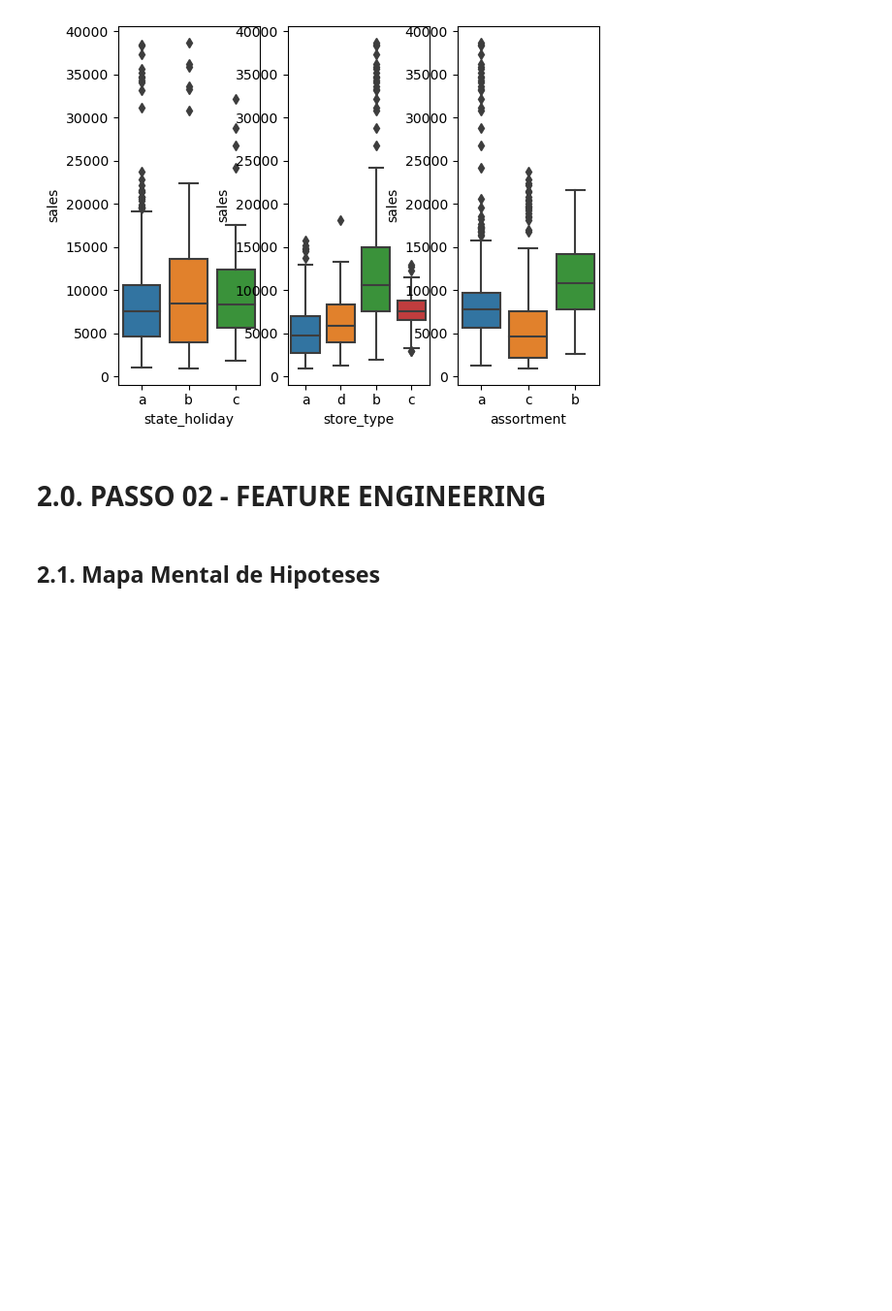
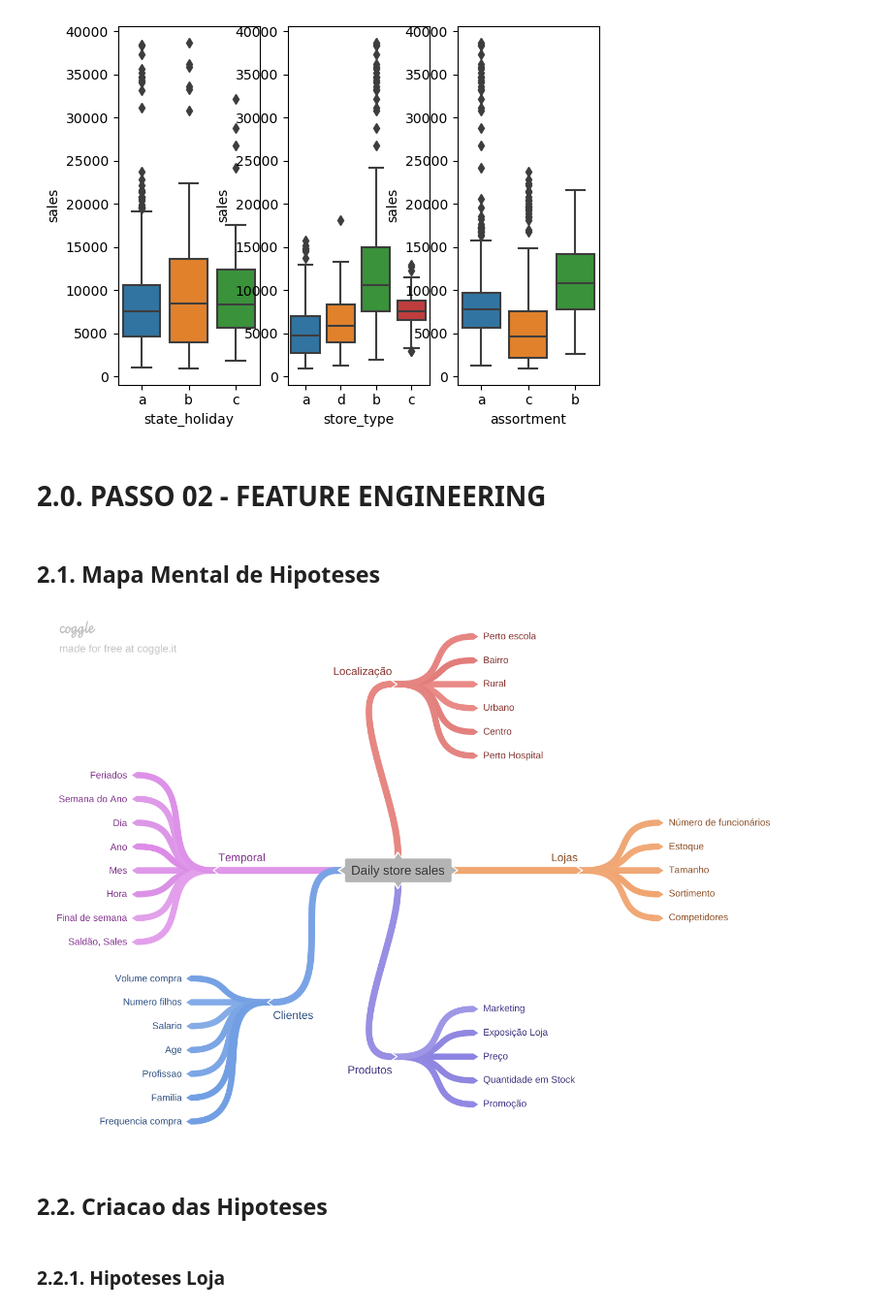
Before and after one commit to MicheleLopes/ds_em_producao, a Jupyter notebook: Untitled.ipynb, the cells around one changed output. Shown: that part at 97% size. Cells and saved outputs as stored; diff of their text form; code cells hidden in the pictures; blank space fills up the shorter version.

```diff
--- a/Untitled.ipynb
+++ b/Untitled.ipynb
@@ -223,4 +225,10 @@ df2 = df1.copy()
 # %% [markdown]
 ## 2.1. Mapa Mental de Hipoteses
 # %%
-Image( 'img\\daily_store.png' )
+Image( 'img\\daily_store_sales.png' )
+# %% [output]
+[figure, added]
+# %% [markdown]
+## 2.2. Criacao das Hipoteses
+# %% [markdown]
+### 2.2.1. Hipoteses Loja
```
Also changed, not shown: parts of 10 cells of this notebook.
